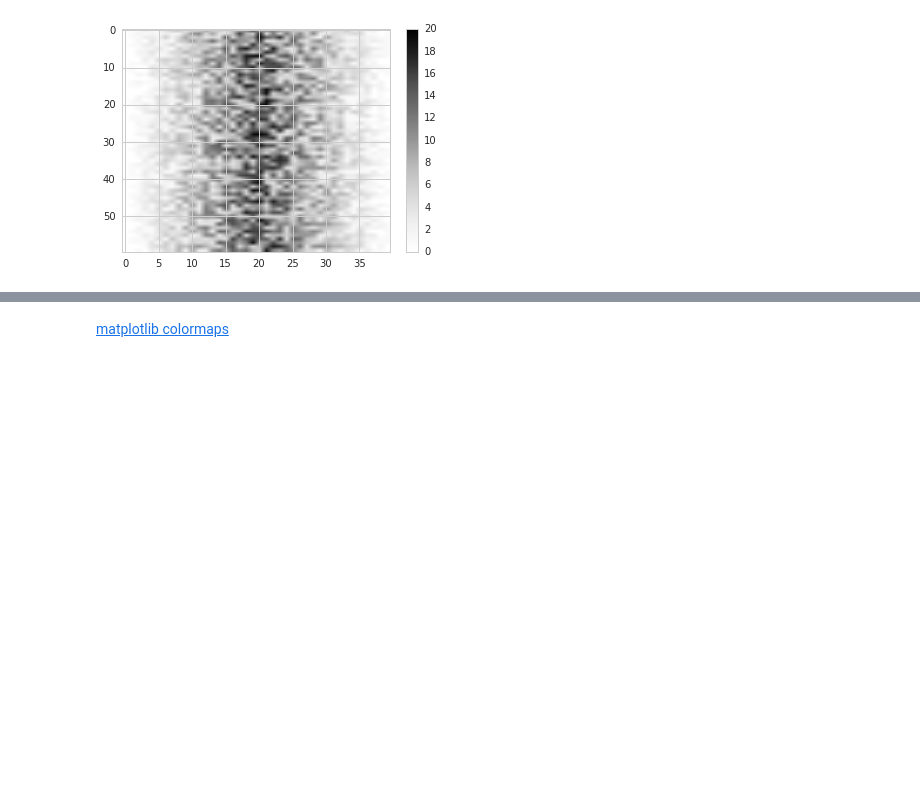
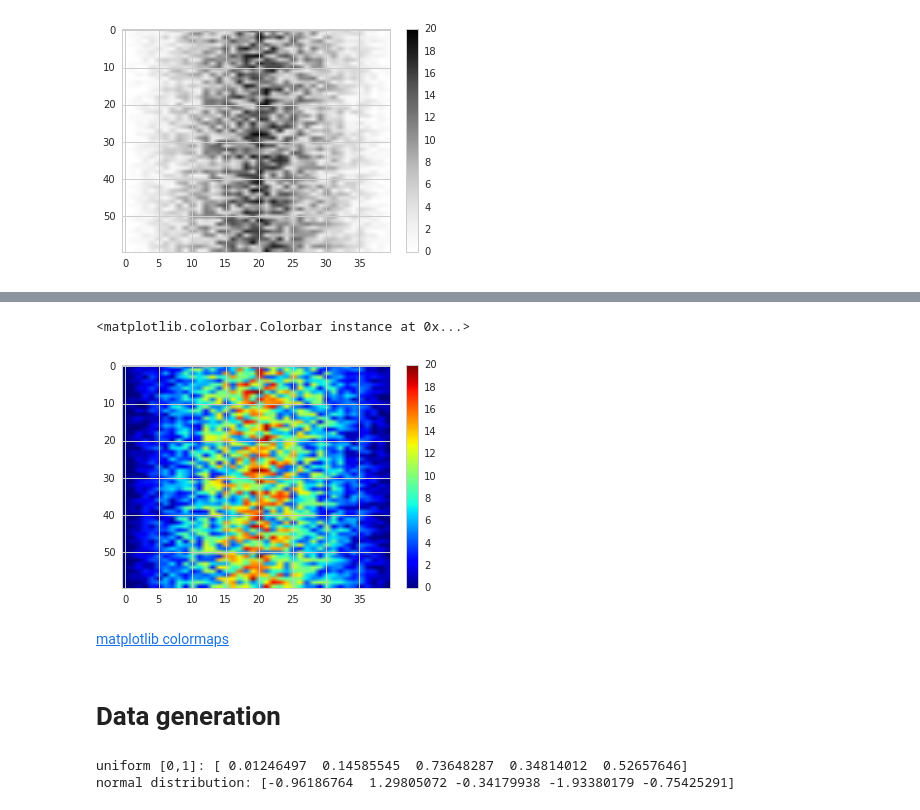
Before and after one commit to vanzaj/pytalks, a Jupyter notebook: 20150411_PyLadies_analytics/workshop.ipynb, the cells around one changed output, grey strips where cells are left out. Drawn from its saved outputs; the diff is of its cells as text; code cells hidden in the pictures; blank space fills up the shorter version.

Commit message:
Add data gen

```diff
--- a/20150411_PyLadies_analytics/workshop.ipynb
+++ b/20150411_PyLadies_analytics/workshop.ipynb
@@ -363,2 +457,8 @@ plt.colorbar()
+# %%
+plt.imshow(data, aspect='auto', cmap=plt.get_cmap('jet'))
+plt.colorbar()
+# %% [output]
+<matplotlib.colorbar.Colorbar instance at 0x...>
+[figure, added]
 # %% [markdown]
 [matplotlib colormaps](http://matplotlib.org/examples/color/colormaps_reference.html)
@@ -367,0 +465,13 @@ plt.colorbar()
+# %% [markdown]
+# Data generation
+# %%
+# generate a list of random numbers between 0 and 1
+x = np.random.rand(5)
+print('uniform [0,1]:', x)
+
+# generate a list of random numbers from normal gaussian
+x = np.random.randn(5)
+print('normal distribution:', x)
+# %% [output]
+uniform [0,1]: [ 0.01246497  0.14585545  0.73648287  0.34814012  0.52657646]
+normal distribution: [-0.96186764  1.29805072 -0.34179938 -1.93380179 -0.75425291]
```
Also changed, not shown: parts of 38 cells of this notebook.
